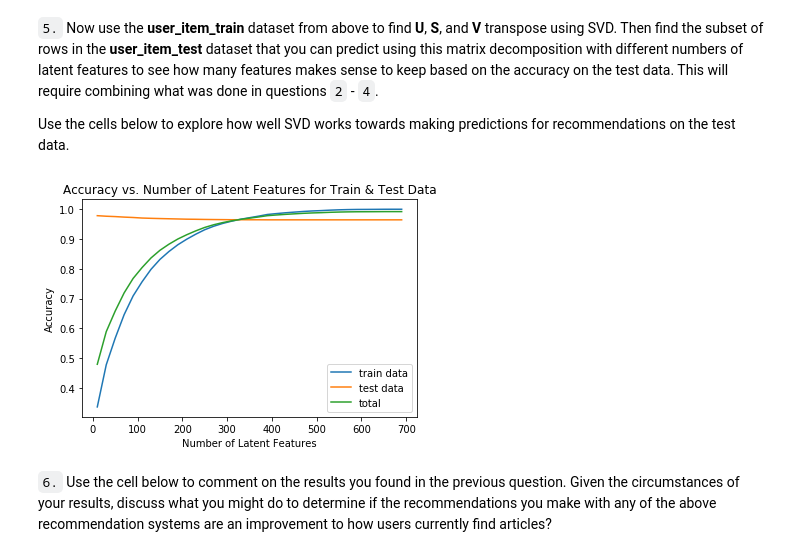
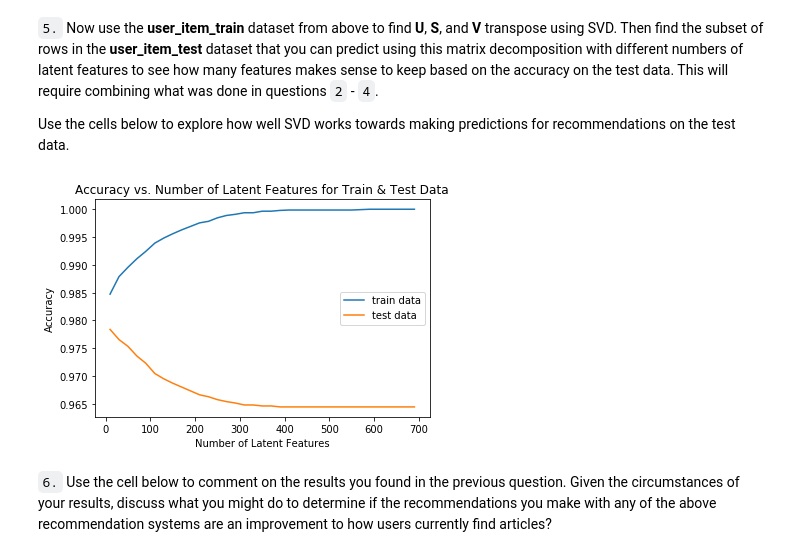
Before and after one commit to hendrik-sill/DSND_IBM_Recommendations, a Jupyter notebook: Recommendations_with_IBM.ipynb, the cells around one changed output. Saved outputs shown, nothing was run; the diff lists cells and outputs as text; code cells hidden in the pictures.

Commit message:
fixed train test comparison to only common users

```diff
--- a/Recommendations_with_IBM.ipynb
+++ b/Recommendations_with_IBM.ipynb
@@ -852,13 +853,20 @@ def predict_interaction(user_item_train, user_matrix, sigma, article_matrix, use
 # now using the test data and the matrices obtained using SVD on the training data
 
 # Subset user_item_test dataframe only containing entries for which we can make predictions
-test_preds = user_item_test[user_item_test.index.isin(com_users)][com_arts]
+test_preds = user_item_test[user_item_test.index.isin(com_users)]
 test_preds_num = test_preds.shape[0]*test_preds.shape[1]
 
 num_latent_feats = np.arange(10,700+10,20)
+
+# Obtain index to be used to only look at train performance for users contained in
+# train and test data
+train_idx = np.where(user_item_train.index.isin(com_users))
+train_preds_num = user_item_train.iloc[train_idx].shape[0]*user_item_train.iloc[train_idx].shape[1]
+
+# Define lists for storing values
 cum_abs_error_train_list = []
 cum_abs_error_test_list = []
-cum_abs_error_total_list = []
+
 
 for k in num_latent_feats:
     # Define variables to be appended to lists
@@ -873,38 +881,36 @@ for k in num_latent_feats:
     user_item_est_train = np.around(np.dot(np.dot(u_new_train, s_new_train), vt_new_train))
 
     # Compute error for each prediction to actual value
-    error_train = np.subtract(user_item_train, user_item_est_train)
+    error_train = np.subtract(user_item_train.iloc[train_idx], user_item_est_train[train_idx])
 
     # Compute sum of trainig set errors and keep track of them
     cum_abs_error_train = np.sum(np.sum(np.abs(error_train)))
     cum_abs_error_train_list.append(cum_abs_error_train)
 
     # take dot product for each combination of user_id and article_id contained in test_preds
     for i, user in enumerate(test_preds.index):
         for j, article in enumerate(test_preds.columns):
             # Obtain a prediction for this combination
             pred = predict_interaction(user_item_train, u_new_train,s_new_train, vt_new_train,
                                        user, article)
             # Calculate the resulting absolute error
             actual = test_preds.iloc[i,j]
             abs_error_test = np.abs(pred - actual)
             cum_abs_error_test += abs_error_test
 
     # Append results to lists
     cum_abs_error_test_list.append(cum_abs_error_test)
-    cum_abs_error_total_list.append(cum_abs_error_train + cum_abs_error_test)
 
 
 # Plot results for training, test and overall error
-plt.plot(num_latent_feats, 1 - np.array(cum_abs_error_train_list)/df_train.shape[0], label = 'train data');
+plt.plot(num_latent_feats, 1 - np.array(cum_abs_error_train_list)/train_preds_num, label = 'train data');
 plt.plot(num_latent_feats, 1 - np.array(cum_abs_error_test_list)/test_preds_num, label = 'test data');
-plt.plot(num_latent_feats, 1 - np.array(cum_abs_error_total_list)/(df_train.shape[0]+test_preds_num), label = 'total');
 plt.xlabel('Number of Latent Features');
 plt.ylabel('Accuracy');
 plt.title('Accuracy vs. Number of Latent Features for Train & Test Data');
 plt.legend()
 plt.show()
 # %% [output]
-[figure, old version]
+[figure, new version]
 # %% [markdown]
 `6.` Use the cell below to comment on the results you found in the previous question. Given the circumstances of your results, discuss what you might do to determine if the recommendations you make with any of the above recommendation systems are an improvement to how users currently find articles?
```
Also changed, not shown: parts of 3 cells of this notebook, 1 other file.
